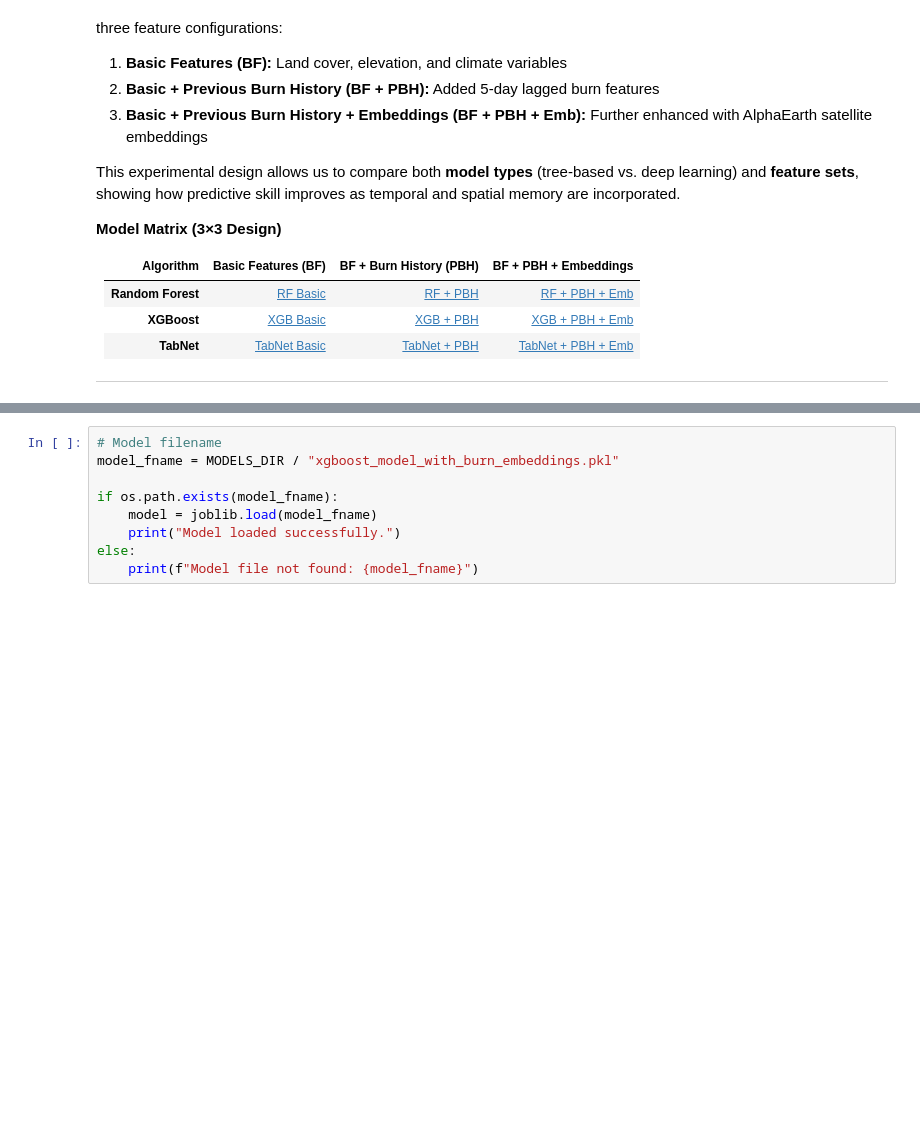
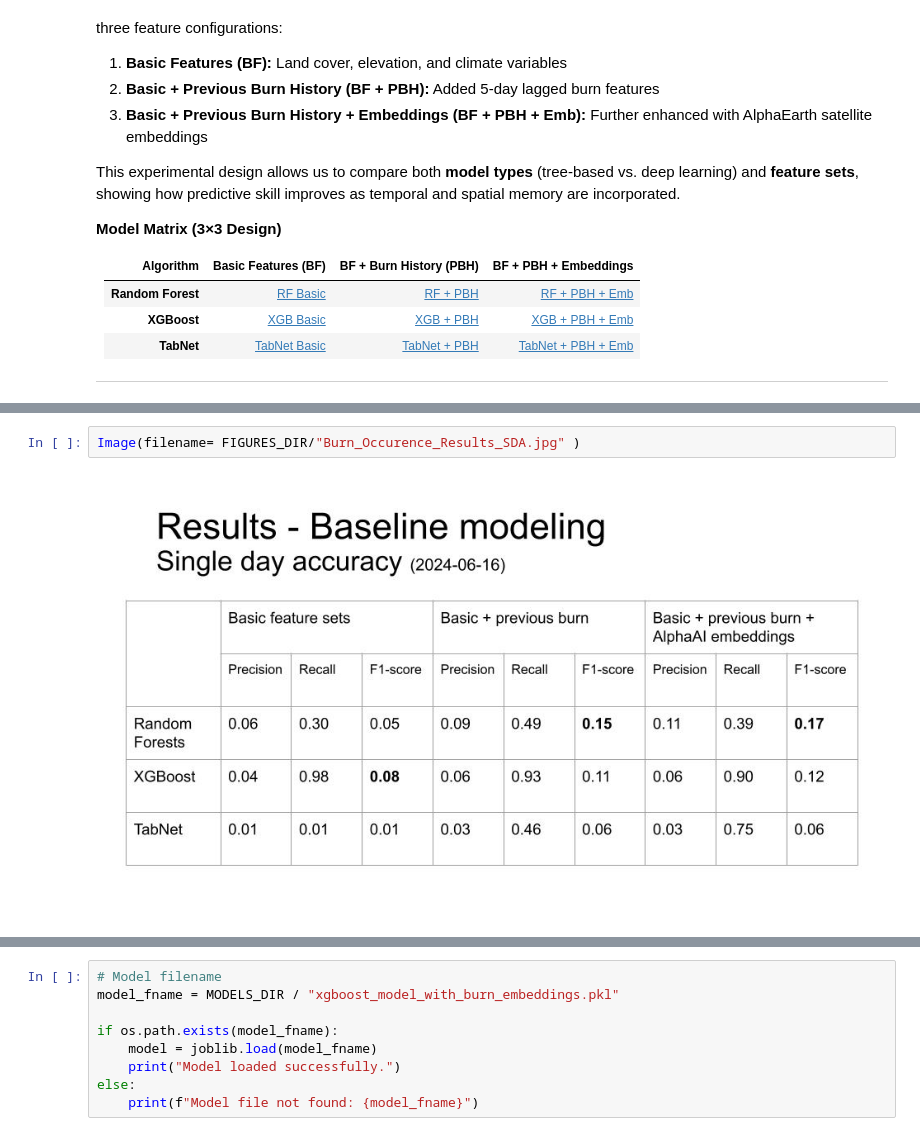
Before and after one commit to ddominguez2293/I_Guide_Team_2, a Jupyter notebook: 0.final_notebook_v3.ipynb, the cells around one changed output, grey strips where cells are left out. Drawn from its saved outputs; the diff is of its cells as text; blank space fills up the shorter version.

```diff
--- a/0.final_notebook_v3.ipynb
+++ b/0.final_notebook_v3.ipynb
@@ -219,0 +222,4 @@ This experimental design allows us to compare both **model types** (tree-based v
+# %%
+Image(filename= FIGURES_DIR/"Burn_Occurence_Results_SDA.jpg" )
+# %% [output]
+[figure, added]
```
Also changed, not shown: parts of 14 cells of this notebook.
